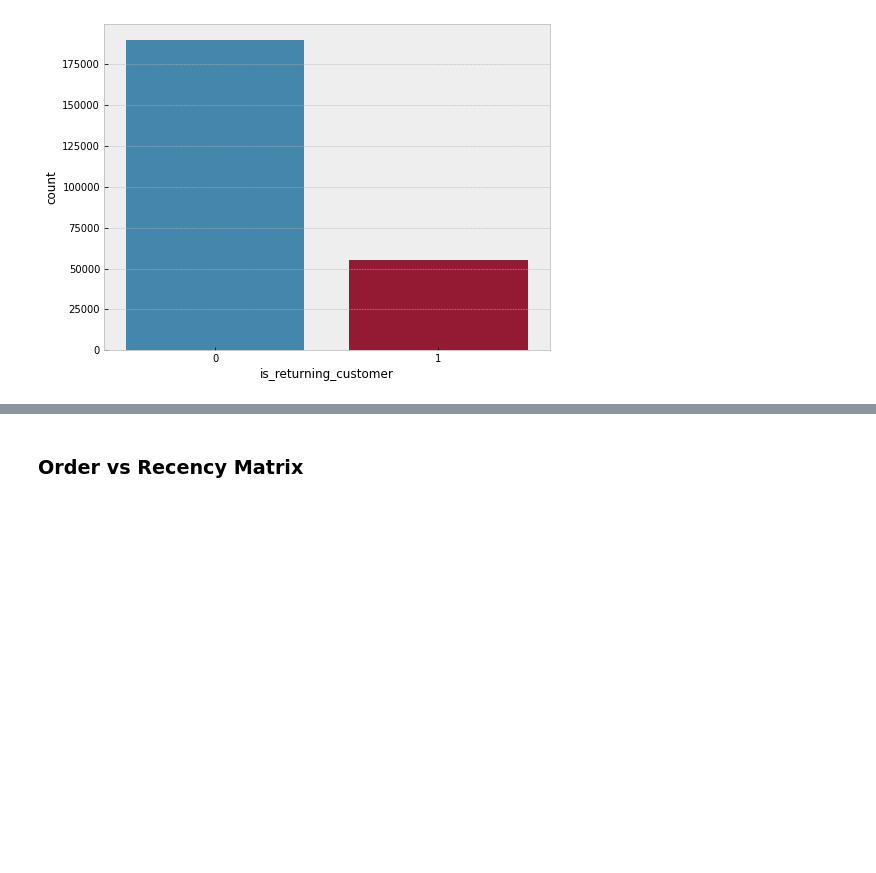
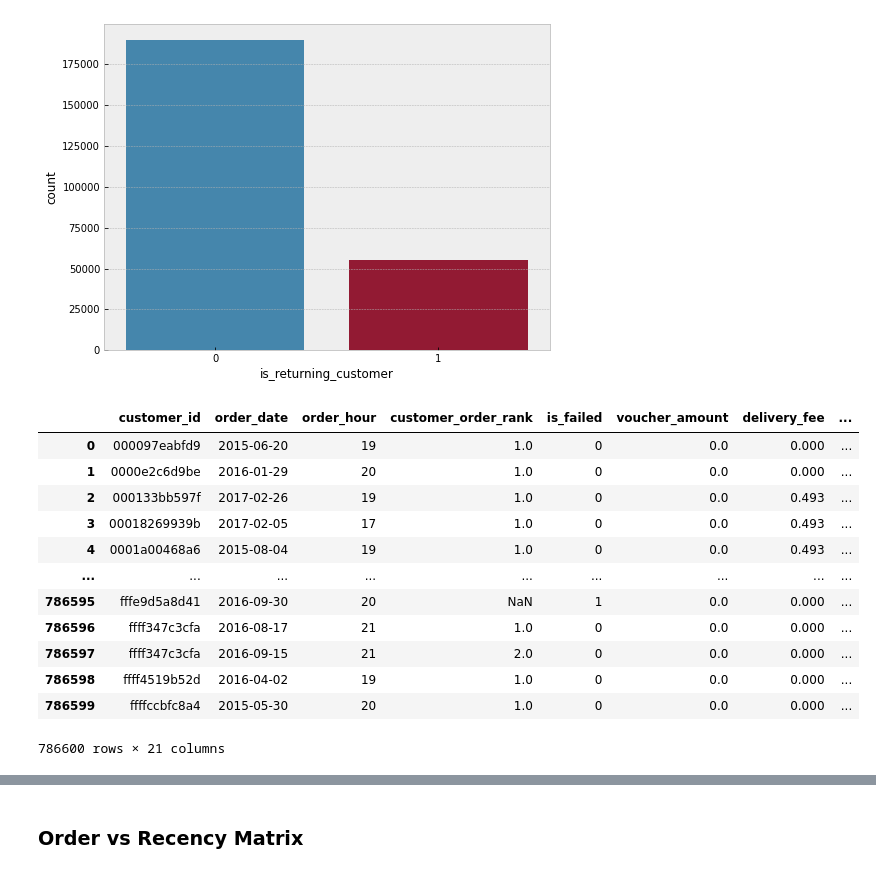
Before and after one commit to hks-task/churn-model, a Jupyter notebook: notebooks/1.explanatory_data_analysis.ipynb, the cells around one changed output, grey strips where cells are left out. Saved outputs shown, nothing was run; the diff lists cells and outputs as text; code cells hidden in the pictures; blank space fills up the shorter version.

```diff
--- a/notebooks/1.explanatory_data_analysis.ipynb
+++ b/notebooks/1.explanatory_data_analysis.ipynb
@@ -185,3 +185,19 @@ grouped_df = df.groupby('customer_id').last()
 ax = sns.countplot(x="is_returning_customer", data=grouped_df)
 # %% [output]
 [figure]
+# %%
+df
+# %% [output]
+|  | customer_id | order_date | order_hour | customer_order_rank | is_failed | voucher_amount | delivery_fee | ... |
+| 0 | 000097eabfd9 | 2015-06-20 | 19 | 1.0 | 0 | 0.0 | 0.000 | ... |
+| 1 | 0000e2c6d9be | 2016-01-29 | 20 | 1.0 | 0 | 0.0 | 0.000 | ... |
+| 2 | 000133bb597f | 2017-02-26 | 19 | 1.0 | 0 | 0.0 | 0.493 | ... |
+| 3 | 00018269939b | 2017-02-05 | 17 | 1.0 | 0 | 0.0 | 0.493 | ... |
+| 4 | 0001a00468a6 | 2015-08-04 | 19 | 1.0 | 0 | 0.0 | 0.493 | ... |
+| ... | ... | ... | ... | ... | ... | ... | ... | ... |
+| 786595 | fffe9d5a8d41 | 2016-09-30 | 20 | NaN | 1 | 0.0 | 0.000 | ... |
+| 786596 | ffff347c3cfa | 2016-08-17 | 21 | 1.0 | 0 | 0.0 | 0.000 | ... |
+| 786597 | ffff347c3cfa | 2016-09-15 | 21 | 2.0 | 0 | 0.0 | 0.000 | ... |
+| 786598 | ffff4519b52d | 2016-04-02 | 19 | 1.0 | 0 | 0.0 | 0.000 | ... |
+| 786599 | ffffccbfc8a4 | 2015-05-30 | 20 | 1.0 | 0 | 0.0 | 0.000 | ... |
+786600 rows × 21 columns
```
Also changed, not shown: parts of 1 cell of this notebook, 2 other files.
